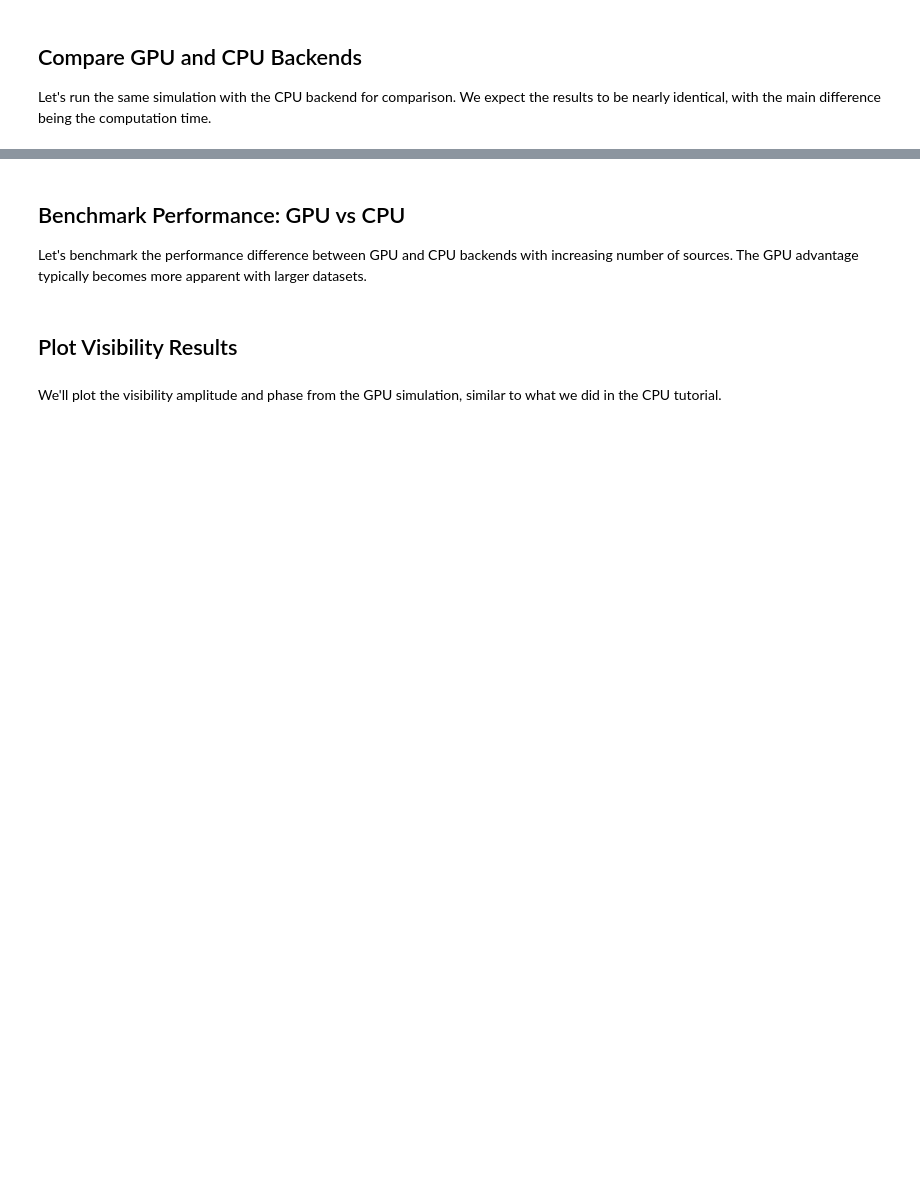
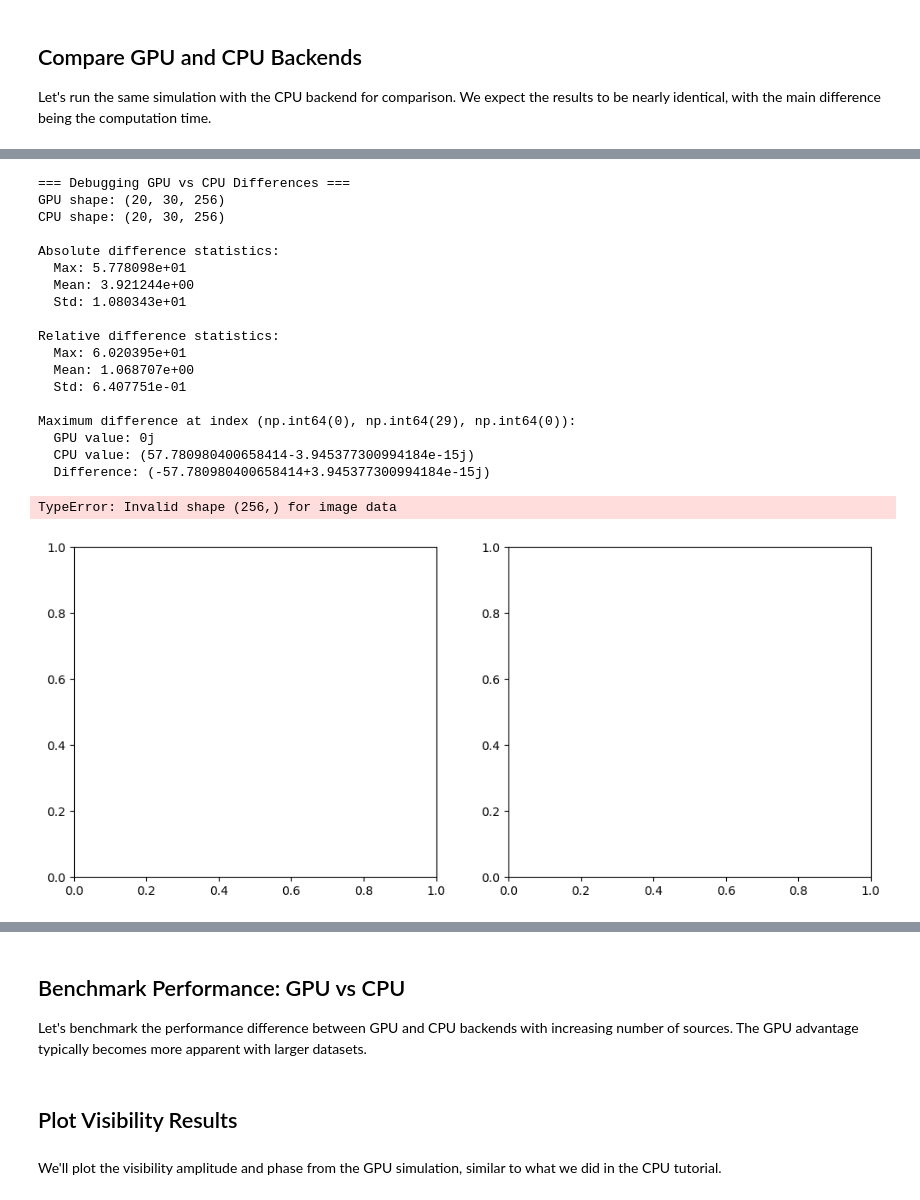
Before and after one commit to tyler-a-cox/fftvis, a Jupyter notebook: docs/tutorials/fftvis_gpu_tutorial.ipynb, the cells around one changed output, grey strips where cells are left out. Cells and saved outputs as stored; diff of their text form; code cells hidden in the pictures; blank space fills up the shorter version.

```diff
--- a/docs/tutorials/fftvis_gpu_tutorial.ipynb
+++ b/docs/tutorials/fftvis_gpu_tutorial.ipynb
@@ -132,8 +168,8 @@ ValueError: operands could not be broadcast together with shapes (24576,) (24576
 
 Let's run the same simulation with the CPU backend for comparison. We expect the results to be nearly identical, with the main difference being the computation time.
 # %%
-%%time
-# Simulate visibilities using the CPU backend
+# Time the CPU simulation
+start_time = time.perf_counter()
 vis_cpu = fftvis.simulate_vis(
     ants=antpos,
     fluxes=flux_allfreq,
@@ -146,6 +182,9 @@ vis_cpu = fftvis.simulate_vis(
     polarized=False,
     precision=2,
     nprocesses=1,
+    force_use_ray=False,  # Ensure no Ray interference
     baselines=baselines,
-    backend="cpu"  # Use CPU backend
+    backend="cpu"
 )
+cpu_time = time.perf_counter() - start_time
+print(f"CPU simulation completed in {cpu_time:.2f}s")
@@ -157,0 +307,52 @@ if gpu_available:
+# %%
+# Debug the differences between GPU and CPU results
+if gpu_available and 'vis_gpu' in locals() and 'vis_cpu' in locals():
+    debug_results = debug_gpu_cpu_differences(vis_gpu, vis_cpu)
+
+    # Visualize the differences
+    import matplotlib.pyplot as plt
+
+    # Plot difference heatmap for first frequency and time
+    fig, (ax1, ax2) = plt.subplots(1, 2, figsize=(12, 5))
+
+    # Absolute differences
+    im1 = ax1.imshow(np.log10(debug_results['abs_diff'][0, 0] + 1e-10),
+                     cmap='viridis', aspect='auto')
+    ax1.set_title('Log10(Absolute Difference) - First freq/time')
+    ax1.set_xlabel('Baseline Index')
+    ax1.set_ylabel('Baseline Index')
+    fig.colorbar(im1, ax=ax1)
+
+    # Relative differences
+    im2 = ax2.imshow(np.log10(debug_results['rel_diff'][0, 0] + 1e-10),
+                     cmap='viridis', aspect='auto')
+    ax2.set_title('Log10(Relative Difference) - First freq/time')
+    ax2.set_xlabel('Baseline Index')
+    ax2.set_ylabel('Baseline Index')
+    fig.colorbar(im2, ax=ax2)
+
+    plt.tight_layout()
+    plt.show()
+else:
+    print("Results not available for debugging")
+# %% [output]
+=== Debugging GPU vs CPU Differences ===
+GPU shape: (20, 30, 256)
+CPU shape: (20, 30, 256)
+
+Absolute difference statistics:
+  Max: 5.778098e+01
+  Mean: 3.921244e+00
+  Std: 1.080343e+01
+
+Relative difference statistics:
+  Max: 6.020395e+01
+  Mean: 1.068707e+00
+  Std: 6.407751e-01
+
+Maximum difference at index (np.int64(0), np.int64(29), np.int64(0)):
+  GPU value: 0j
+  CPU value: (57.780980400658414-3.945377300994184e-15j)
+  Difference: (-57.780980400658414+3.945377300994184e-15j)
+TypeError: Invalid shape (256,) for image data
+[figure, added]
```
Also changed, not shown: parts of 11 cells of this notebook, 4 other files.
